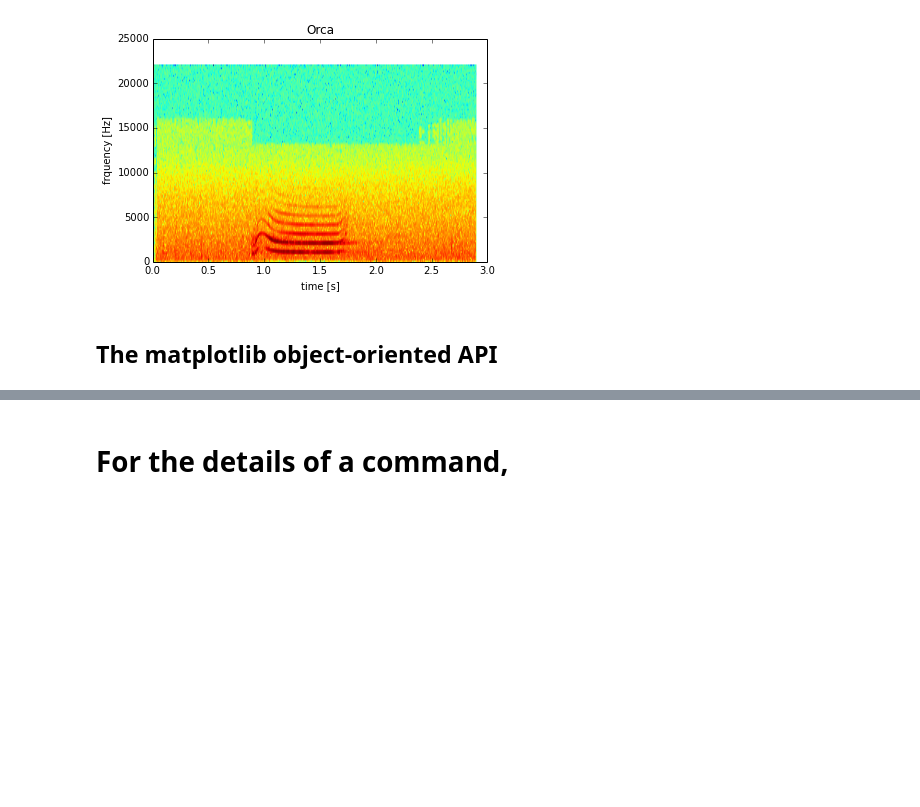
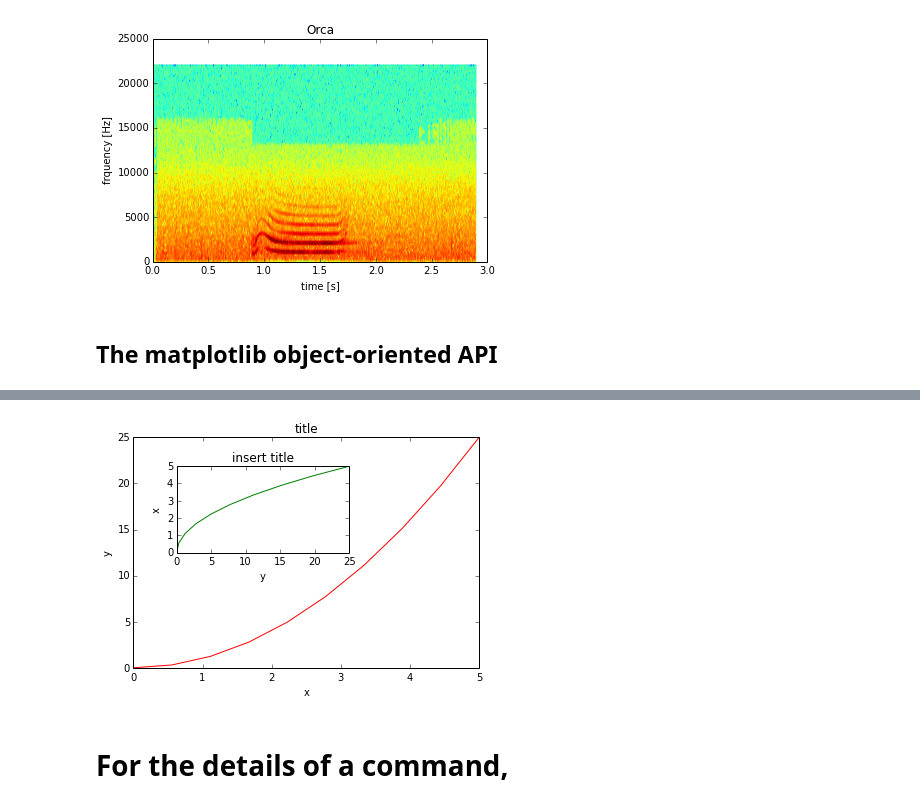
Before and after one commit to floreencia/python_wise2014, a Jupyter notebook: IntroMatplotlib-beta.ipynb, the cells around one changed output, grey strips where cells are left out. Cells and saved outputs as stored; diff of their text form; code cells hidden in the pictures; blank space fills up the shorter version.

```diff
--- a/IntroMatplotlib-beta.ipynb
+++ b/IntroMatplotlib-beta.ipynb
@@ -312,3 +292,25 @@ plt.tight_layout()
+# %%
+x = np.linspace(0, 5, 10)
+y = x**2
+
+fig = plt.figure()
+
+ax1 = fig.add_axes([0.1, 0.1, 0.8, 0.8]) # main axes, left, bottom, width, height (range 0 to 1)
+ax2 = fig.add_axes([0.2, 0.5, 0.4, 0.3]) # inset axes
+
+# main figure
+ax1.plot(x, y, 'r')
+ax1.set_xlabel('x')
+ax1.set_ylabel('y')
+ax1.set_title('title')
+
+# insert
+ax2.plot(y, x, 'g')
+ax2.set_xlabel('y')
+ax2.set_ylabel('x')
+ax2.set_title('insert title');
+# %% [output]
+[figure, added]
 # %% [markdown]
 # For the details of a command,
 # %% [markdown]
```
Also changed, not shown: parts of 11 cells of this notebook, 3 other files.
